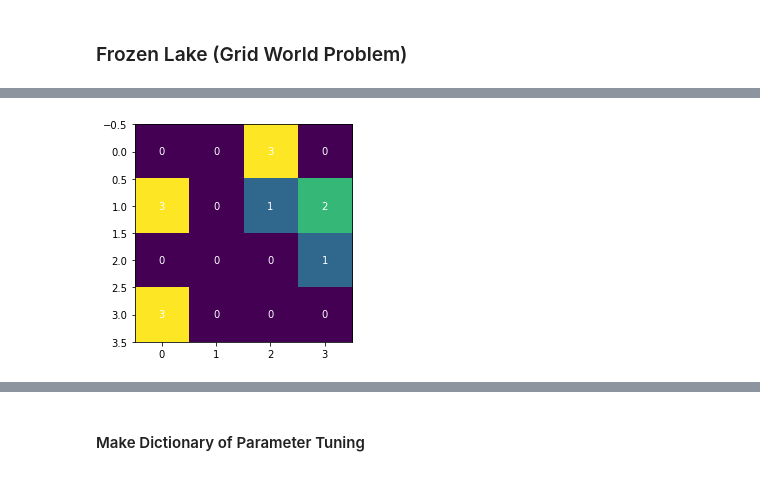
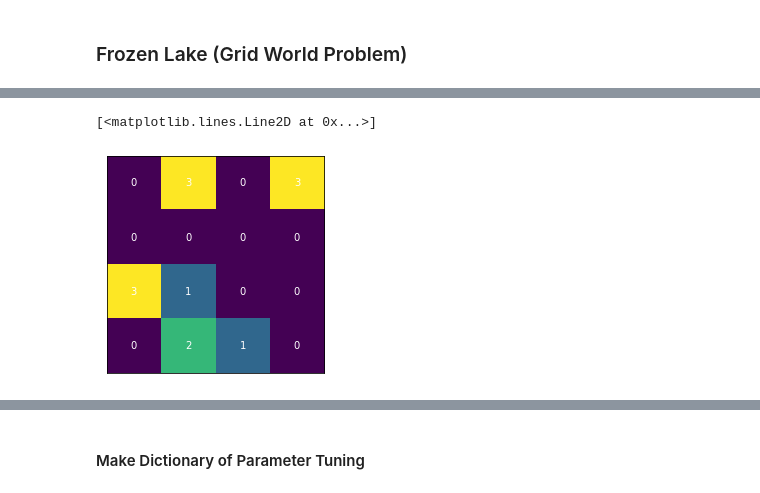
Before and after one commit to amandahutter/CS_7641, a Jupyter notebook: A4: Reinforcement Learning/A4 RL Forest FrozenLake.ipynb, the cells around one changed output, grey strips where cells are left out. Cells and saved outputs as stored; diff of their text form; code cells hidden in the pictures.

```diff
--- a/A4: Reinforcement Learning/A4 RL Forest FrozenLake.ipynb
+++ b/A4: Reinforcement Learning/A4 RL Forest FrozenLake.ipynb
@@ -551,6 +701,9 @@ vi_LR_dict_FM = {
     'Time': [],
     'Error':[]
 }
+
+
+
 for gamma in gammas:
 
     pi = hiive.mdptoolbox.mdp.PolicyIteration(P,R, gamma)
@@ -559,7 +712,7 @@ for gamma in gammas:
     vi = hiive.mdptoolbox.mdp.ValueIteration(P,R, gamma)
     vi_result = vi.run()
 
-    ql = hiive.mdptoolbox.mdp.QLearning(P, R, gamma)
+    ql = hiive.mdptoolbox.mdp.QLearning(P, R, gamma, n_iter = 5000000)
     ql_result = ql.run()
 
     pi_iter_list = []
@@ -575,6 +728,13 @@ for gamma in gammas:
     vi_max_v_list = []
     vi_error_list = []
     vi_time_list = []
+
+    ql_iter_list = []
+    ql_reward_list = []
+    ql_mean_v_list = []
+    ql_max_v_list = []
+    ql_error_list = []
+    ql_time_list = []
 
     for i in range(0, len(pi_result)):
         pi_iter_list.append(pi_result[i]['Iteration'])
@@ -593,6 +753,14 @@ for gamma in gammas:
         vi_error_list.append(vi_result[i]['Error'])
         vi_time_list.append(vi_result[i]['Time'])
 
+    for i in range(0, len(ql_result)):
+        ql_iter_list.append(ql_result[i]['Iteration'])
+        ql_reward_list.append(ql_result[i]['Reward'])
+        ql_mean_v_list.append(ql_result[i]['Mean V'])
+        ql_max_v_list.append(ql_result[i]['Max V'])
+        ql_error_list.append(ql_result[i]['Error'])
+        ql_time_list.append(ql_result[i]['Time'])
+
     pi_LR_dict_FM['Gamma'].append(gamma)
     pi_LR_dict_FM['Iteration'].append(pi_iter_list)
     pi_LR_dict_FM['rewards'].append(pi_reward_list)
@@ -601,7 +769,6 @@ for gamma in gammas:
     pi_LR_dict_FM['Error'].append(pi_error_list)
     pi_LR_dict_FM['Time'].append(pi_time_list)
 
-
     vi_LR_dict_FM['Gamma'].append(gamma)
     vi_LR_dict_FM['Iteration'].append(vi_iter_list)
     vi_LR_dict_FM['rewards'].append(vi_reward_list)
@@ -609,3 +776,11 @@ for gamma in gammas:
     vi_LR_dict_FM['Max V'].append(vi_max_v_list)
     vi_LR_dict_FM['Error'].append(vi_error_list)
     vi_LR_dict_FM['Time'].append(vi_time_list)
+
+    ql_LR_dict_FM['Gamma'].append(gamma)
+    ql_LR_dict_FM['Iteration'].append(ql_iter_list)
+    ql_LR_dict_FM['rewards'].append(ql_reward_list)
+    ql_LR_dict_FM['Mean V'].append(ql_mean_v_list)
+    ql_LR_dict_FM['Max V'].append(ql_max_v_list)
+    ql_LR_dict_FM['Error'].append(ql_error_list)
+    ql_LR_dict_FM['Time'].append(ql_time_list)
@@ -775,30 +1074,32 @@ How did the number of states affect things, if at all?
 # %%
 
 policy_tup = pi.policy
 policy_arry = np.array(list(policy_tup))
-reshaped_array = policy_arry.reshape(4, 4).T
+reshaped_array = policy_arry.reshape(4, 4)
 
 reshaped_array
 
 #plt.imshow(reshaped_array, interpolation='nearest')
 #plt.show()
+
+fig, ax = plt.subplots()
+im = ax.imshow(reshaped_array)
 
 # We want to show all ticks...
 ax.set_xticks(())
 ax.set_yticks(())
 # ... and label them with the respective list entries
 ax.set_xticklabels(())
 ax.set_yticklabels(())
 
-fig, ax = plt.subplots()
-im = ax.imshow(reshaped_array)
 
 # Loop over data dimensions and create text annotations.
 for i in range(0, 4):
     for j in range(0, 4):
         text = ax.text(j, i, reshaped_array[i, j],
                        ha="center", va="center", color="w")
 
 plt.plot("Policy for Frozen Lake")
 # %% [output]
+[<matplotlib.lines.Line2D at 0x...>]
-[figure, old version]
+[figure, new version]
```
Also changed, not shown: parts of 52 cells of this notebook.
